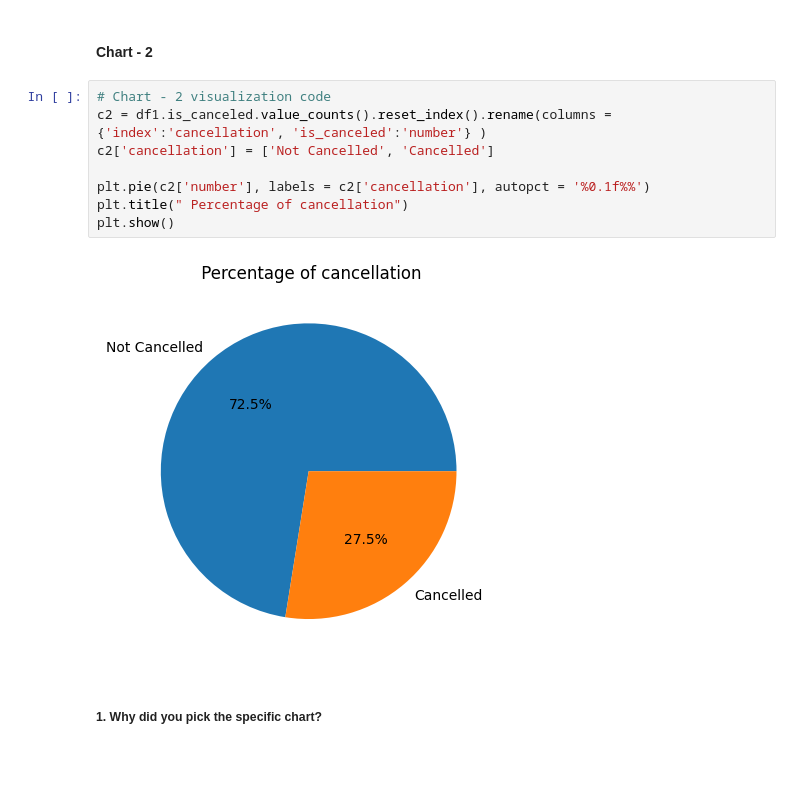
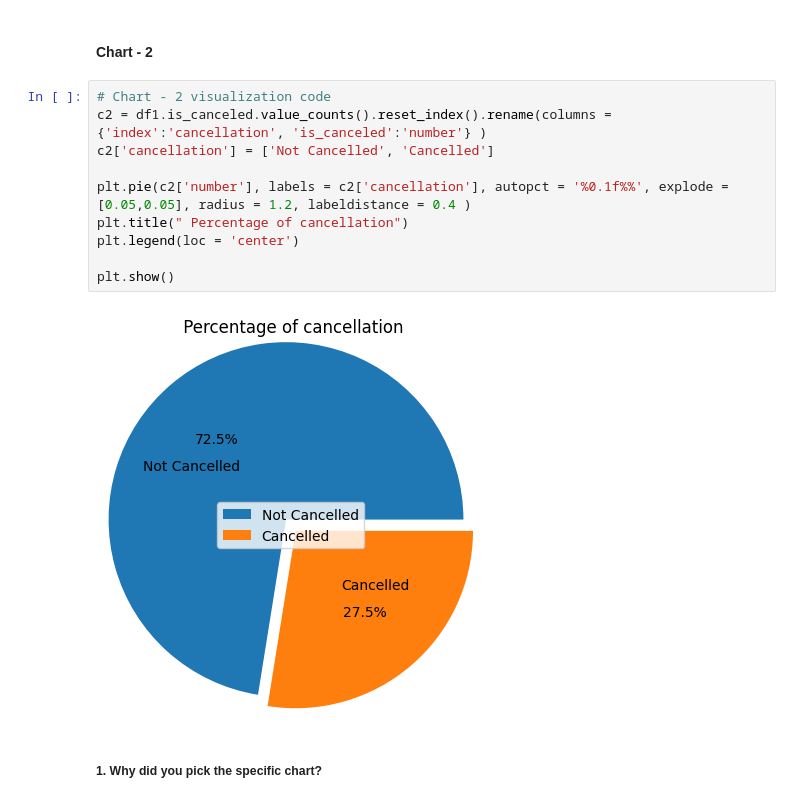
Before and after one commit to Hrishik-D/CapstoneProject_EDA_Hotel_Analysis, a Jupyter notebook: EDA_Hotel_Analysis_Individual.ipynb, the cells around one changed output. Drawn from its saved outputs; the diff is of its cells as text; blank space fills up the shorter version.

```diff
--- a/EDA_Hotel_Analysis_Individual.ipynb
+++ b/EDA_Hotel_Analysis_Individual.ipynb
@@ -405,13 +408,15 @@ City hotel booking is 61% and resort hotel booking is 39%. Better services and r
 # %%
 # Chart - 2 visualization code
 c2 = df1.is_canceled.value_counts().reset_index().rename(columns = {'index':'cancellation', 'is_canceled':'number'} )
 c2['cancellation'] = ['Not Cancelled', 'Cancelled']
 
-plt.pie(c2['number'], labels = c2['cancellation'], autopct = '%0.1f%%')
+plt.pie(c2['number'], labels = c2['cancellation'], autopct = '%0.1f%%', explode = [0.05,0.05], radius = 1.2, labeldistance = 0.4 )
 plt.title(" Percentage of cancellation")
+plt.legend(loc = 'center')
+
 plt.show()
 # %% [output]
-[figure, old version]
+[figure, new version]
 # %% [markdown]
 ##### 1. Why did you pick the specific chart?
 # %% [markdown]
```
Also changed, not shown: parts of 19 cells of this notebook.
